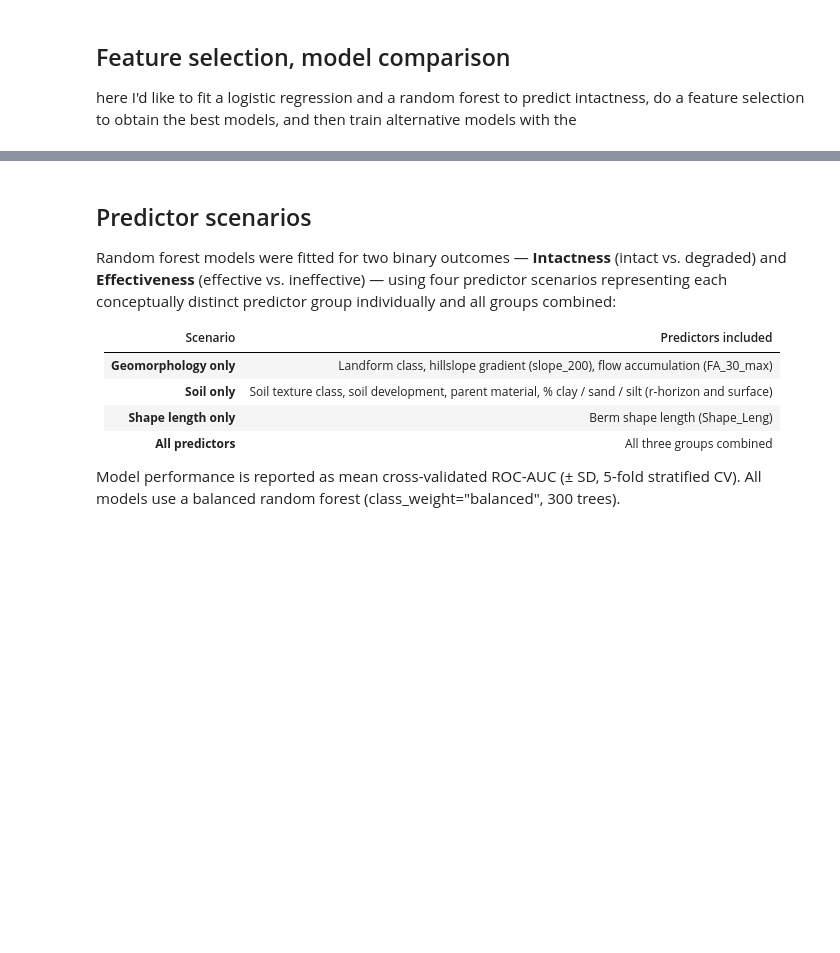
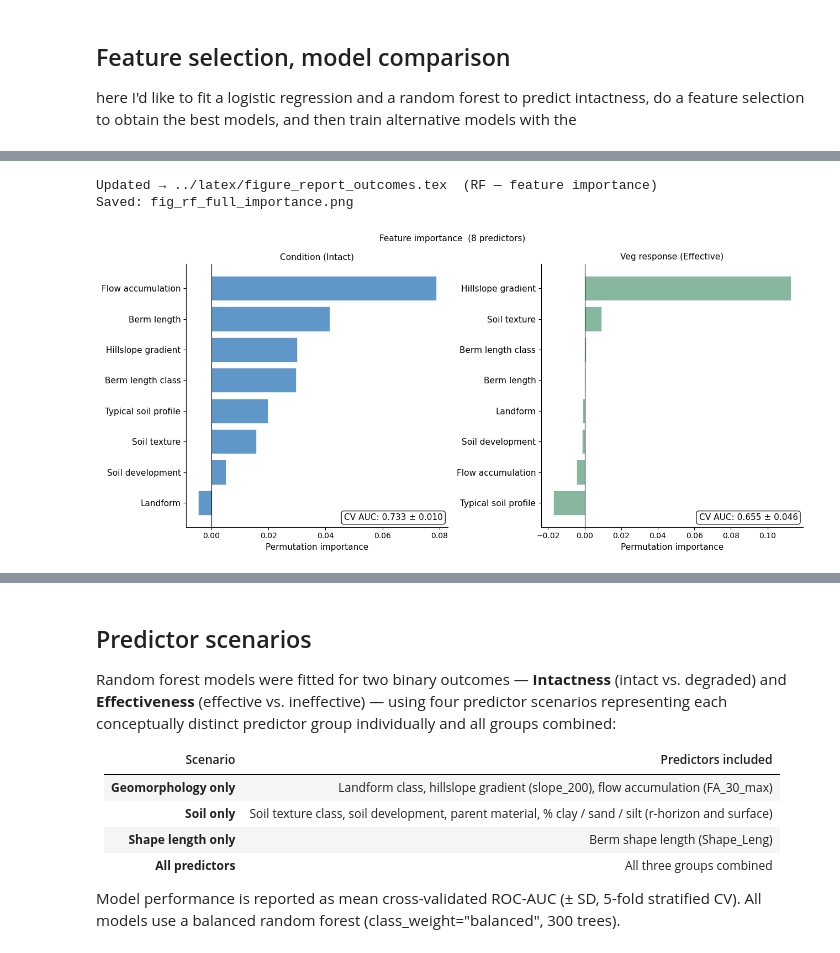
Before and after one commit to octavia-crompton/altar-berms-outcomes, a Jupyter notebook: notebooks/3 models - rf approaches.ipynb, the cells around one changed output, grey strips where cells are left out. Cells and saved outputs as stored; diff of their text form; code cells hidden in the pictures; blank space fills up the shorter version.

```diff
--- a/notebooks/3 models - rf approaches.ipynb
+++ b/notebooks/3 models - rf approaches.ipynb
@@ -144,7 +163,7 @@ def _single_target_panel(ax, importance_series, target_label, color, metrics):
     ax.barh(y, imp.values, color=color, alpha=0.85, edgecolor='white', linewidth=0.5)
     ax.axvline(0, color='black', linewidth=0.8)
     ax.set_yticks(y)
-    ax.set_yticklabels(imp.index, fontsize=FS)
+    ax.set_yticklabels([PRETTY_LABELS.get(n, n) for n in imp.index], fontsize=FS)
     ax.invert_yaxis()
     ax.set_xlabel('Permutation importance', fontsize=FS)
     ax.set_title(target_label, fontsize=FS, fontweight='normal')
@@ -165,33 +184,37 @@ auc_full_eff = results_full["Effective"]["metrics"]["cv"]["auc"][0]
 n_full = len(results_full["Intact"]["predictors"])
 
 # ── Feature importance figure ────────────────────────────────────────────────
 fig_full, (ax1, ax2) = plt.subplots(1, 2, figsize=(13, 6))
 fig_full.suptitle(f"Feature importance  ({n_full} predictors)",
                   fontsize=FS, fontweight='normal')
 
 _single_target_panel(ax1, results_full["Intact"]["importance"],
                      "Condition (Intact)", MODEL_CLR_CONDITION,
                      results_full["Intact"]["metrics"])
 _single_target_panel(ax2, results_full["Effective"]["importance"],
                      "Veg response (Effective)", MODEL_CLR_VEGRESPONSE,
                      results_full["Effective"]["metrics"])
 
 plt.tight_layout()
 _fig_name_full = 'fig_rf_full_importance.png'
 fig_full.savefig(os.path.join(_fig_dir, _fig_name_full), dpi=300, bbox_inches='tight')
 
 register_outcomes_figure(
     'fig_rf_full_importance',
     'RF — feature importance',
     _fig_name_full,
     f"""Random forest model ({n_full} predictors) feature importance for Condition (Intact) and Veg response (Effective) outcomes side by side.
 Condition CV AUC = {auc_full_int:.3f}; top predictors: {', '.join(results_full['Intact']['importance'].head(3).index.tolist())}.
 Veg response CV AUC = {auc_full_eff:.3f}; top predictors: {', '.join(results_full['Effective']['importance'].head(3).index.tolist())}.
 Negative importances indicate features that add no signal beyond correlated predictors (effectively zero importance).""",
     f"""RF ({n_full} predictors) permutation importance: Condition CV AUC {auc_full_int:.3f}, Veg response CV AUC {auc_full_eff:.3f}. FA_30_max and Shape_Leng dominate for Condition; slope_200 dominates for Veg response."""
 )
 print(f"Saved: {_fig_name_full}")
 plt.show()
+# %% [output]
+Updated → ../latex/figure_report_outcomes.tex  (RF — feature importance)
+Saved: fig_rf_full_importance.png
+[figure, added]
 # %%
 # ── Drop-column feature importances ─────────────────────────────────────────
 # For each predictor: refit the full model with that column dropped, measure
```
Also changed, not shown: parts of 13 cells of this notebook, 20 other files.
